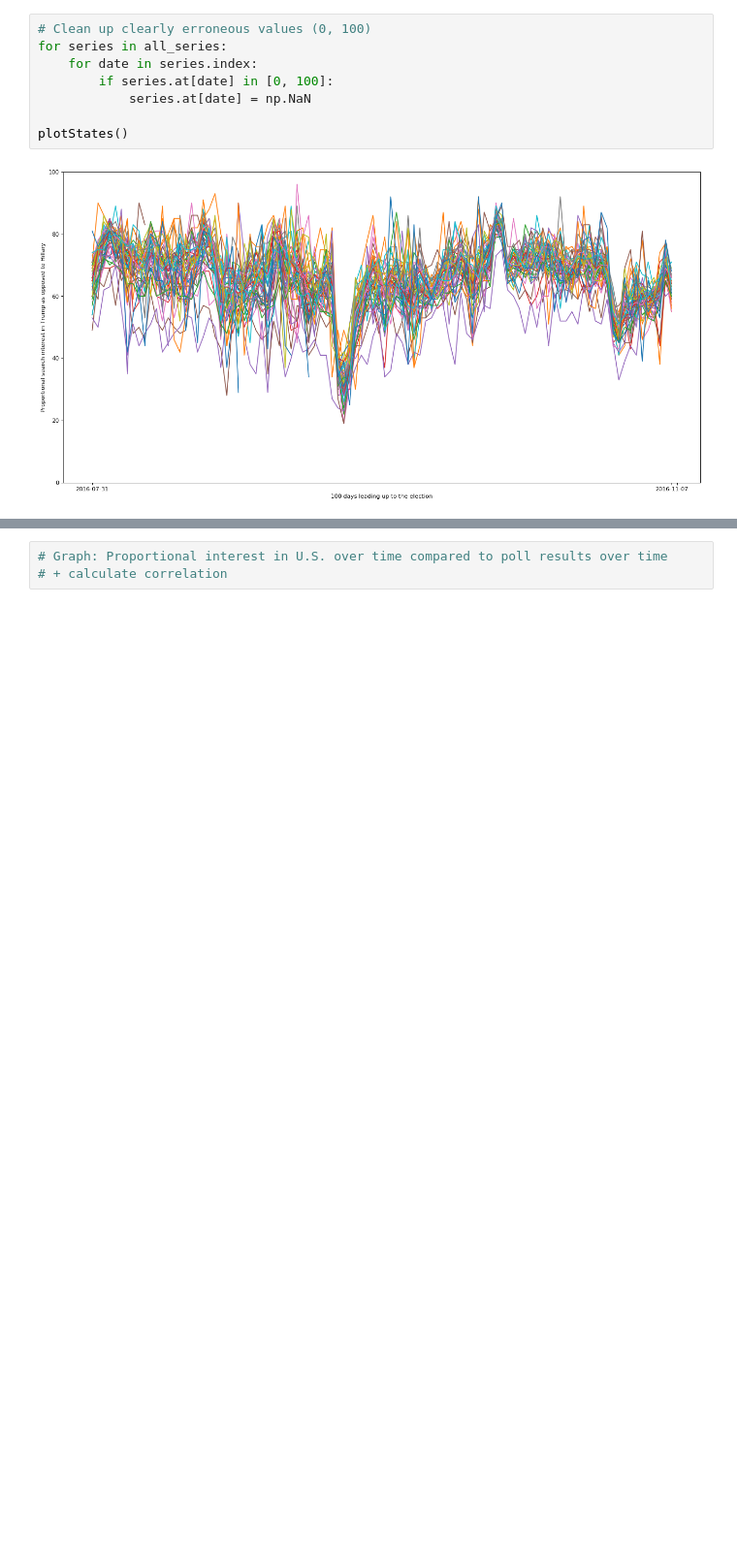
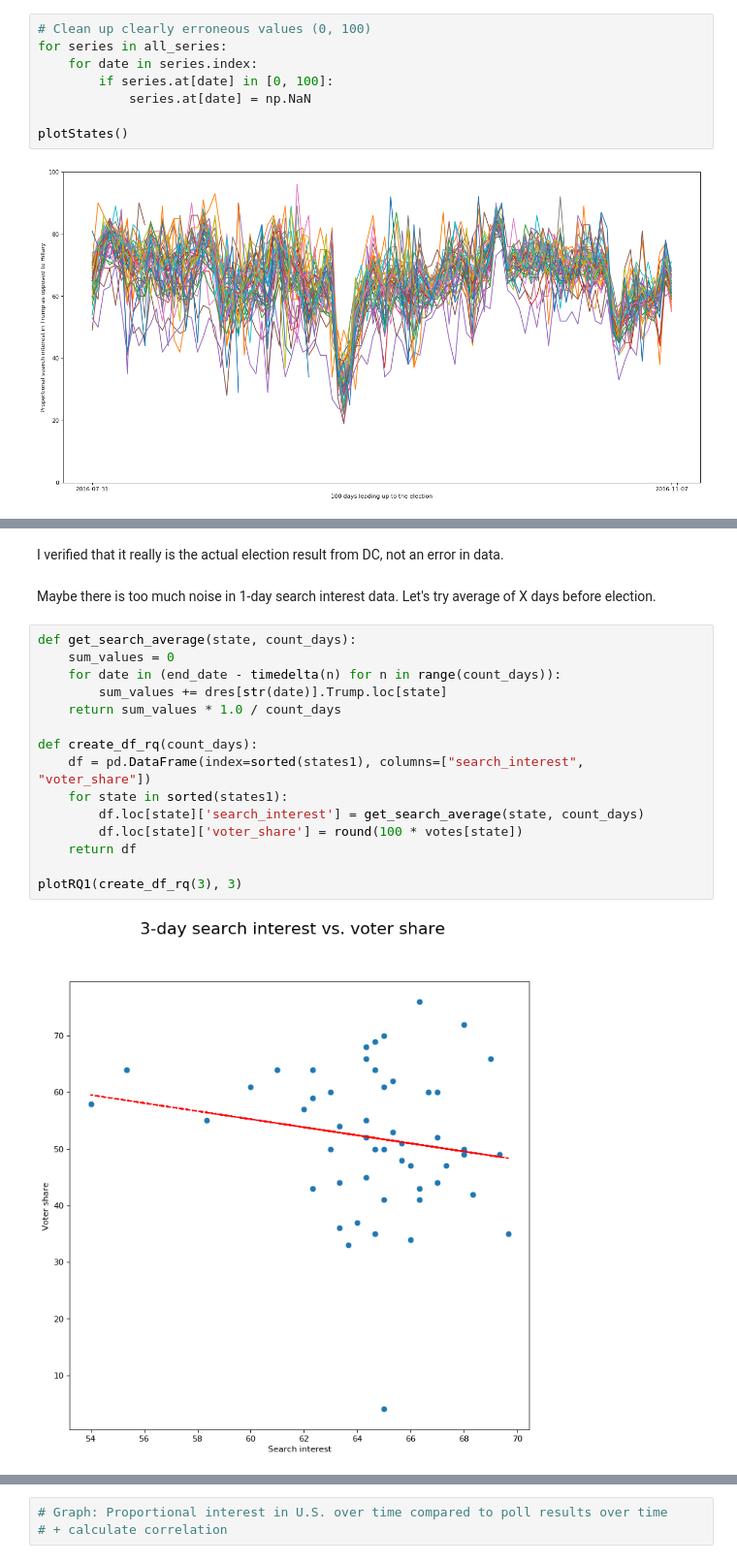
Before and after one commit to baobabKoodaa/elections, a Jupyter notebook: analysis.ipynb, the cells around one changed output, grey strips where cells are left out. Shown at 97% size. Drawn from its saved outputs; the diff is of its cells as text; blank space fills up the shorter version.

```diff
--- a/analysis.ipynb
+++ b/analysis.ipynb
@@ -145,0 +220,21 @@ plotStates()
+# %% [markdown]
+I verified that it really is the actual election result from DC, not an error in data.
+# %% [markdown]
+Maybe there is too much noise in 1-day search interest data. Let's try average of X days before election.
+# %%
+def get_search_average(state, count_days):
+    sum_values = 0
+    for date in (end_date - timedelta(n) for n in range(count_days)):
+        sum_values += dres[str(date)].Trump.loc[state]
+    return sum_values * 1.0 / count_days
+
+def create_df_rq(count_days):
+    df = pd.DataFrame(index=sorted(states1), columns=["search_interest", "voter_share"])
+    for state in sorted(states1):
+        df.loc[state]['search_interest'] = get_search_average(state, count_days)
+        df.loc[state]['voter_share'] = round(100 * votes[state])
+    return df
+
+plotRQ1(create_df_rq(3), 3)
+# %% [output]
+[figure, added]
```
Also changed, not shown: parts of 17 cells of this notebook.
